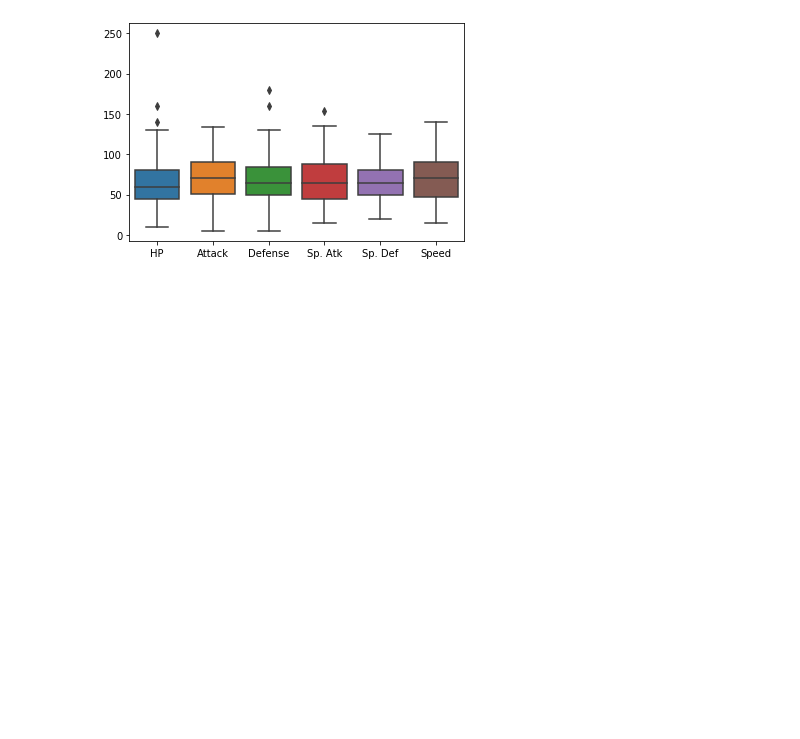
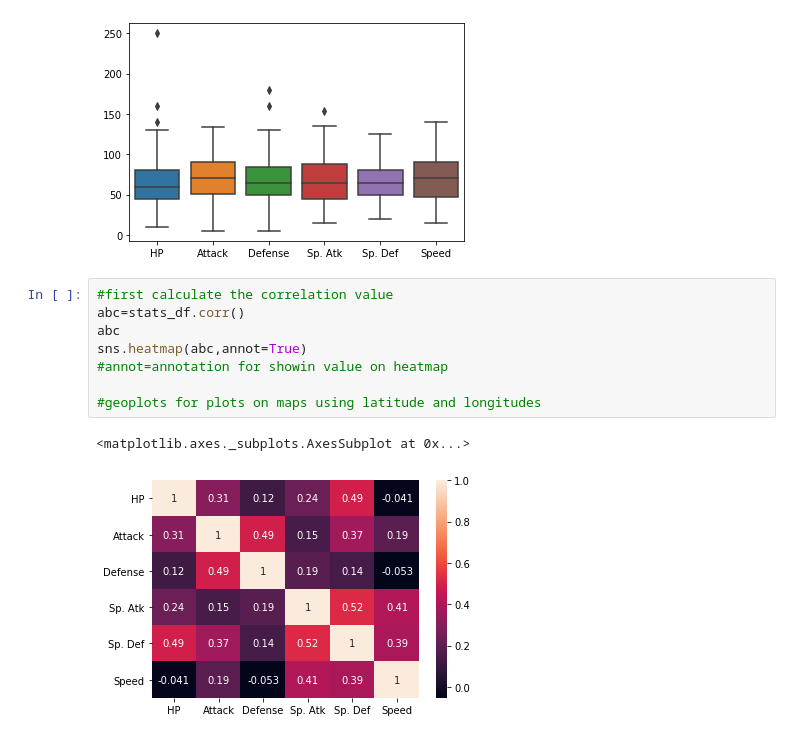
Before and after one commit to rktrojan/DataSciencePython, a Jupyter notebook: Notebooks/Matplotlib and Seaborn.ipynb, the cells around one changed output. Drawn from its saved outputs; the diff is of its cells as text; blank space fills up the shorter version.

```diff
--- a/Notebooks/Matplotlib and Seaborn.ipynb
+++ b/Notebooks/Matplotlib and Seaborn.ipynb
@@ -133,3 +276,14 @@ sns.boxplot(data=stats_df)
 # %% [output]
 <matplotlib.axes._subplots.AxesSubplot at 0x...>
 [figure]
+# %%
+#first calculate the correlation value
+abc=stats_df.corr()
+abc
+sns.heatmap(abc,annot=True)
+#annot=annotation for showin value on heatmap
+
+#geoplots for plots on maps using latitude and longitudes
+# %% [output]
+<matplotlib.axes._subplots.AxesSubplot at 0x...>
+[figure, added]
```
Also changed, not shown: parts of 21 cells of this notebook.
